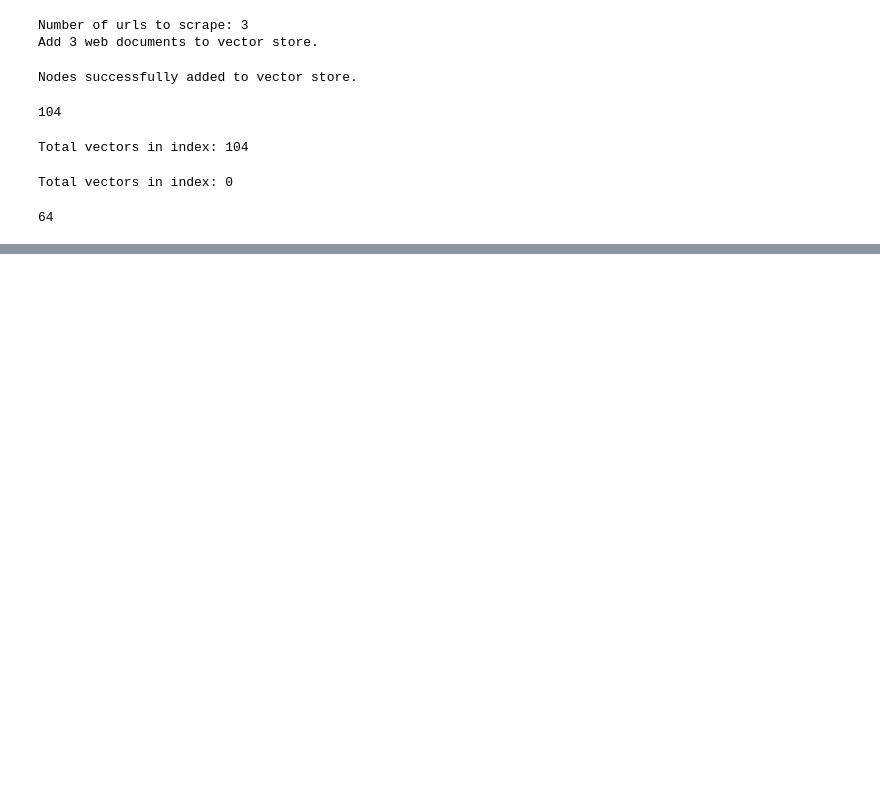
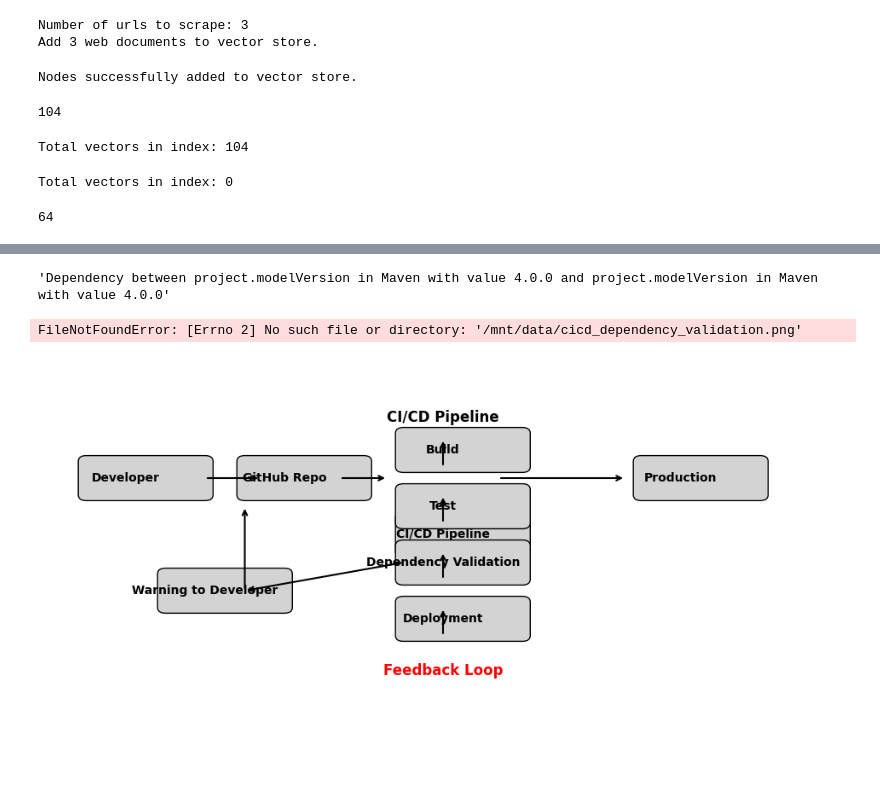
Before and after one commit to AI-4-SE/rag-config-val, a Jupyter notebook: test.ipynb, the cells around one changed output, grey strips where cells are left out. Cells and saved outputs as stored; diff of their text form; code cells hidden in the pictures; blank space fills up the shorter version.

```diff
--- a/test.ipynb
+++ b/test.ipynb
@@ -265,0 +304,77 @@ vector_count
+# %%
+retrieval_query = Prompts.get_retrieval_prompt(dependency=dependency)
+retrieval_query
+# %% [output]
+'Dependency between project.modelVersion in Maven with value 4.0.0 and project.modelVersion in Maven with value 4.0.0'
+# %%
+import json
+
+with open("data/evaluation/retrieval_results/all_dependencies_config7.json", "r", encoding="utf-8") as src:
+    data = json.load(src)
+
+
+for x in data:
+    x["context"] = x["context"][:3]
+
+with open("data/evaluation/retrieval_results/all_dependencies_config8.json", "w", encoding="utf-8") as dest:
+    json.dump(data, dest, indent=2)
+# %%
+import matplotlib.pyplot as plt
+import matplotlib.patches as mpatches
+
+# Create figure and axis
+fig, ax = plt.subplots(figsize=(12, 6))
+ax.set_xlim(0, 10)
+ax.set_ylim(0, 7)
+ax.axis("off")
+
+# Define box positions
+elements = {
+    "Developer": (1, 5),
+    "GitHub Repo": (3, 5),
+    "CI/CD Pipeline": (5, 4),
+    "Build": (5, 5.5),
+    "Test": (5, 4.5),
+    "Dependency Validation": (5, 3.5),
+    "Deployment": (5, 2.5),
+    "Production": (8, 5),
+    "Warning to Developer": (2, 3),
+}
+
+# Draw elements as rectangles
+for text, (x, y) in elements.items():
+    ax.add_patch(mpatches.FancyBboxPatch((x-0.5, y-0.3), 1.5, 0.6, boxstyle="round,pad=0.1",
+                                         edgecolor="black", facecolor="lightgray"))
+    ax.text(x, y, text, fontsize=10, ha="center", va="center", fontweight="bold")
+
+# Draw arrows
+arrows = [
+    ((2, 5), (2.7, 5)),  # Developer → GitHub Repo
+    ((3.7, 5), (4.3, 5)),  # GitHub Repo → CI/CD Pipeline
+    ((5, 5.2), (5, 5.7)),  # Build
+    ((5, 4.2), (5, 4.7)),  # Test
+    ((5, 3.2), (5, 3.7)),  # Dependency Validation
+    ((5, 2.2), (5, 2.7)),  # Deployment
+    ((5.7, 5), (7.3, 5)),  # CI/CD → Production
+    ((4.5, 3.5), (2.5, 3)),  # Dependency Validation → Warning
+    ((2.5, 3), (2.5, 4.5)),  # Warning → Developer
+]
+
+for (x1, y1), (x2, y2) in arrows:
+    ax.annotate("", xy=(x2, y2), xytext=(x1, y1),
+                arrowprops=dict(arrowstyle="->", linewidth=1.5, color="black"))
+
+# Labels for stages
+ax.text(5, 6, "CI/CD Pipeline", fontsize=12, ha="center", fontweight="bold")
+ax.text(5, 1.5, "Feedback Loop", fontsize=12, ha="center", fontweight="bold", color="red")
+
+# Save the diagram
+diagram_path = "/mnt/data/cicd_dependency_validation.png"
+plt.savefig(diagram_path, dpi=300, bbox_inches="tight")
+plt.show()
+
+# Provide the file path for download
+diagram_path
+# %% [output]
+FileNotFoundError: [Errno 2] No such file or directory: '/mnt/data/cicd_dependency_validation.png'
+[figure, added]
```
Also changed, not shown: parts of 2 cells of this notebook, 7 other files.
